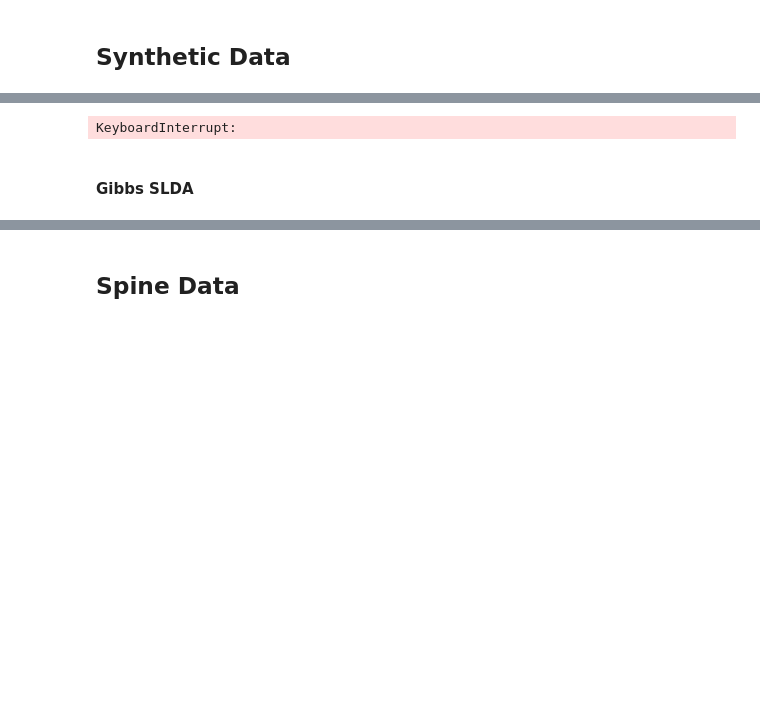
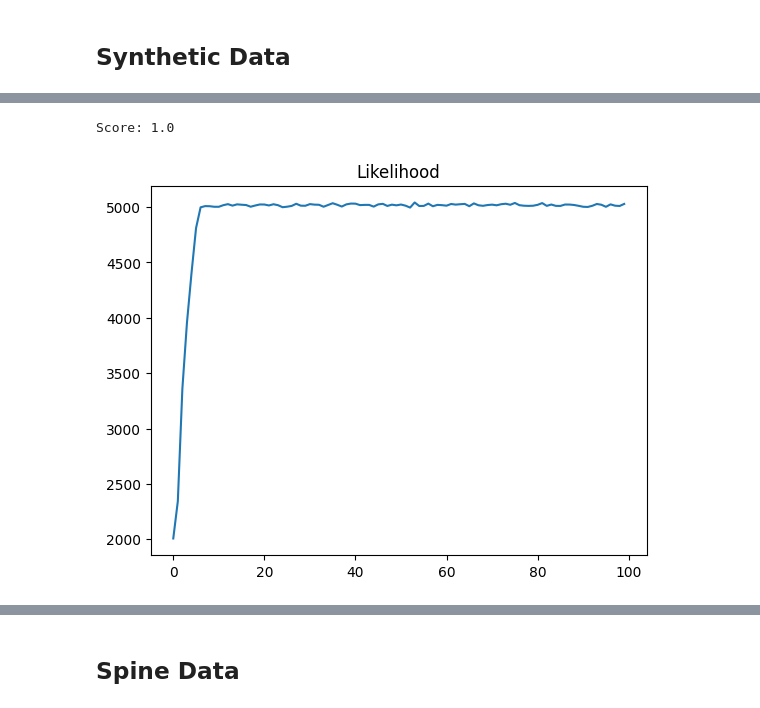
Before and after one commit to craigfouts/GibbsLDA, a Jupyter notebook: sandbox.ipynb, the cells around one changed output, grey strips where cells are left out. Drawn from its saved outputs; the diff is of its cells as text; code cells hidden in the pictures; blank space fills up the shorter version.

```diff
--- a/sandbox.ipynb
+++ b/sandbox.ipynb
@@ -23,12 +40,15 @@ util.visualize_data(X, X_labels, 'Ground Truth Labels')
 # %%
-N_STEPS = 20
+N_STEPS = 100
+N_DOCS = 300
+VOCAB_SIZE = 25
+SIGMA = .1
 
-gibbs_lda = GibbsLDA(N_TOPICS).fit(X, N_STEPS)
-Y_labels, score = util.evaluate(X_labels, gibbs_lda.transform(X))
+model = GibbsSLDA(N_IMGS*N_TOPICS, N_DOCS, VOCAB_SIZE, sigma=SIGMA)
+labels = model.fit_transform(X, N_STEPS)
+Y_labels, score = util.evaluate(X_labels, labels)
 print('Score:', score)
-util.visualize_data(X, Y_labels, 'Predicted Labels')
-util.visualize_log(gibbs_lda.likelihood_log_, 'Likelihood')
+# util.visualize_data(X[:, 1:3], Y_labels, 'Predicted Labels')
+util.visualize_log(model.likelihood_log_, 'Likelihood')
 # %% [output]
-KeyboardInterrupt:
+Score: 1.0
+[figure, added]
-# %% [markdown]
-#### Gibbs SLDA
```
Also changed, not shown: parts of 8 cells of this notebook, 2 other files.
